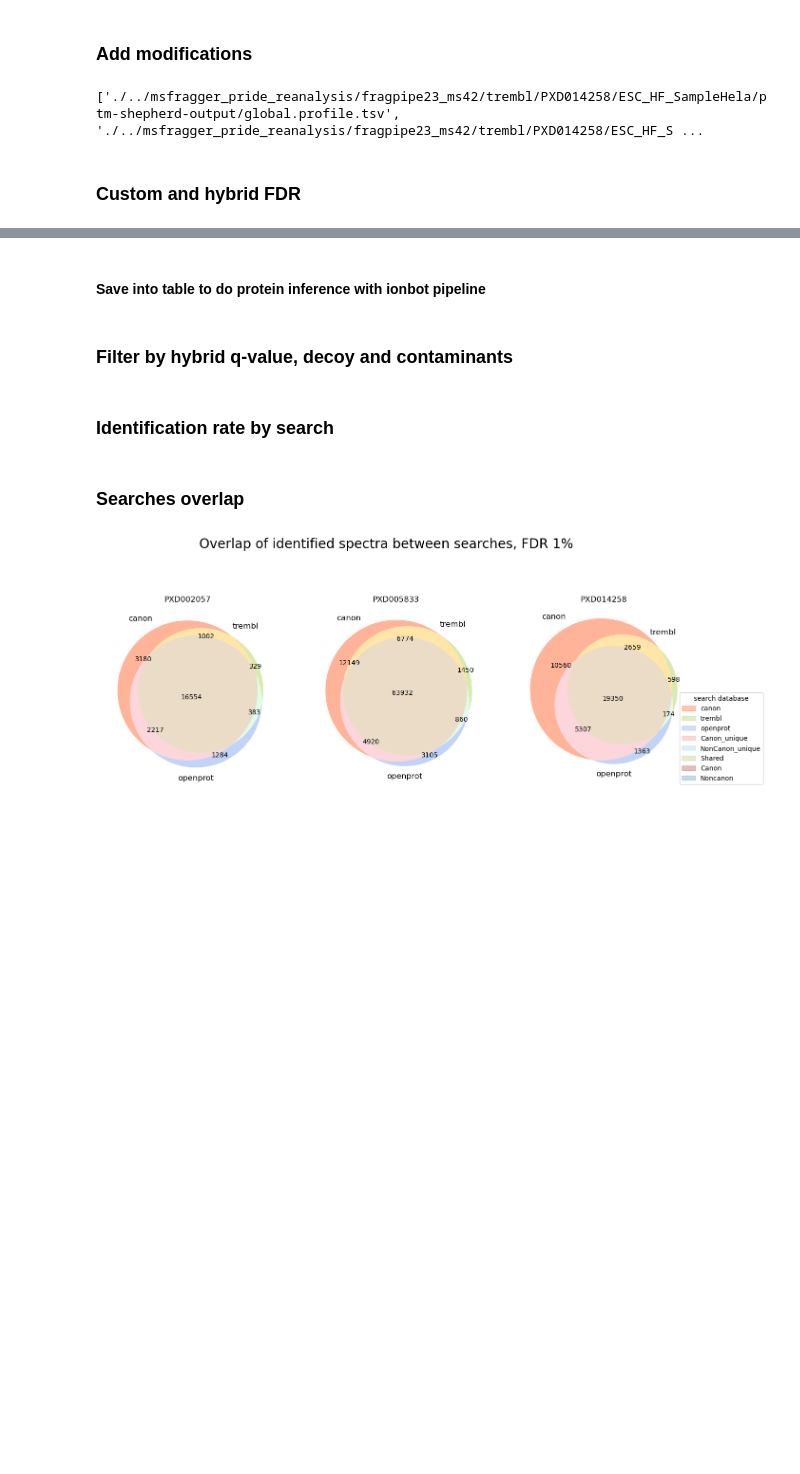
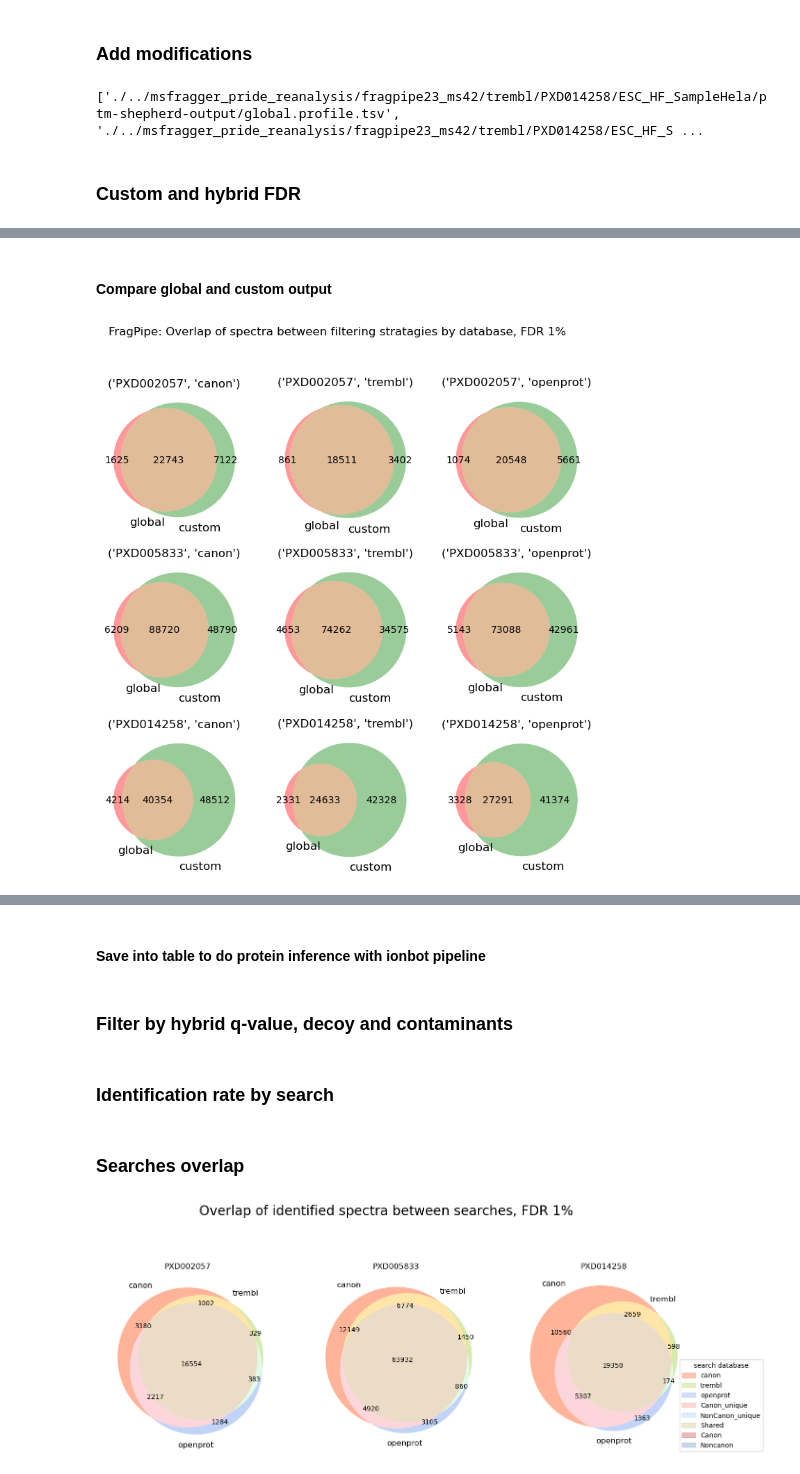
Before and after one commit to CompOmics/oui-discovery, a Jupyter notebook: oui-discovery-vv/explore-1-group-wise-fragpipe.ipynb, the cells around one changed output, grey strips where cells are left out. Saved outputs shown, nothing was run; the diff lists cells and outputs as text; code cells hidden in the pictures; blank space fills up the shorter version.

Commit message:
fixed venn. VV

```diff
--- a/oui-discovery-vv/explore-1-group-wise-fragpipe.ipynb
+++ b/oui-discovery-vv/explore-1-group-wise-fragpipe.ipynb
@@ -172,7 +190,7 @@ def classifiy_mods(row):
 def custom_subgroup_filter(data_):
     filtered_subgroups = []
     for (c,m),df in data_.groupby(['isCanonical','isModified']).__iter__():
-        tmp = aux.target_decoy.qvalues(df, key='analysis_result:peptideprophet_result:parameter:fval', reverse=True, is_decoy=df.database=='D',
+        tmp = aux.target_decoy.qvalues(df, key='analysis_result:peptideprophet_result:parameter:fval', reverse=True, is_decoy=df.hit_class=='D',
                                       formula=1, full_output=True, q_label='custom_q')
         filtered_subgroups.append(tmp)
 
@@ -204,6 +240,13 @@ for dataset, subdict in prophet_combined_datasets.items():
         for spectrum_file in set(df_ds.spectrum_file):
             print(dataset,database,spectrum_file)
             df=df_ds.loc[df_ds.spectrum_file==spectrum_file]
-            df=get_qval(df)
+            #df=get_qval(df)
+            df = aux.target_decoy.qvalues(df,
+                                            key='analysis_result:peptideprophet_result:parameter:fval',
+                                            reverse=True,
+                                            is_decoy=(df.hit_class == 'D'),
+                                            q_label='global_q',
+                                            formula=1,
+                                            full_output=True)
             df_ds_new.append(df)
         prophet_combined_datasets[dataset][database]=pd.concat(df_ds_new)
@@ -224,7 +283,7 @@ def load_ptmshepherd_output(root_dir,filename="global.profile.tsv"):
         df.drop("drop",axis=1,inplace=True)
         df["spectrum_file"]=file.split("/")[-2]#.replace("interact-","").replace(target_filename_prefix,"")
         df["dataset"]=file.split("/")[-3]
-        df["database"]=file.split("/")[-4]
+        df["searchDB"]=file.split("/")[-4]
         dfs.append(df)
     files_df=pd.concat(dfs)
     return files_df
@@ -416,3 +465,17 @@ See the caveats in the documentation: https://pandas.pydata.org/pandas-docs/stab
 pickle.dump(prophet_combined_datasets,open("prophet_combined_datasets.pkl","wb"))
 # %%
 prophet_combined_datasets=pickle.load(open("prophet_combined_datasets.pkl","rb"))
+# %% [markdown]
+#### Compare global and custom output
+# %%
+fig, axes = plt.subplots(3,3, figsize=(9, 9))
+fig.suptitle("FragPipe: Overlap of spectra between filtering stratagies by database, FDR 1%")
+
+for i,(dataset, subdict) in enumerate(prophet_combined_datasets.items()):
+    for j,(database,data) in enumerate(subdict.items()):
+        glob=data[data['global_q']<0.01].spectrum
+        cust=data[data['custom_q']<0.01].spectrum
+        venn2((set(glob), set(cust)), set_labels=('global', 'custom'), ax=axes[i,j])
+        axes[i,j].set_title((dataset,database))
+# %% [output]
+[figure, added]
```
Also changed, not shown: parts of 7 cells of this notebook, 1 other file.
